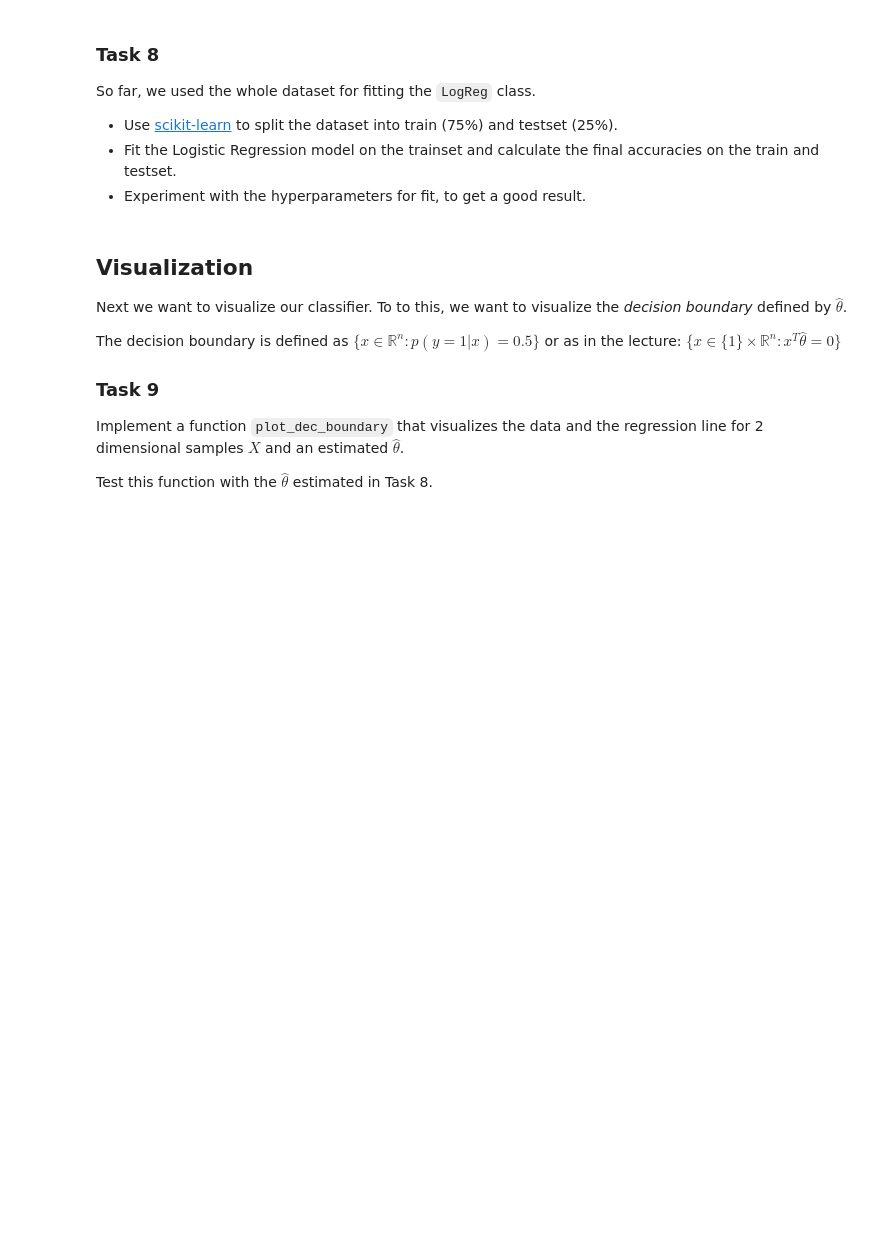
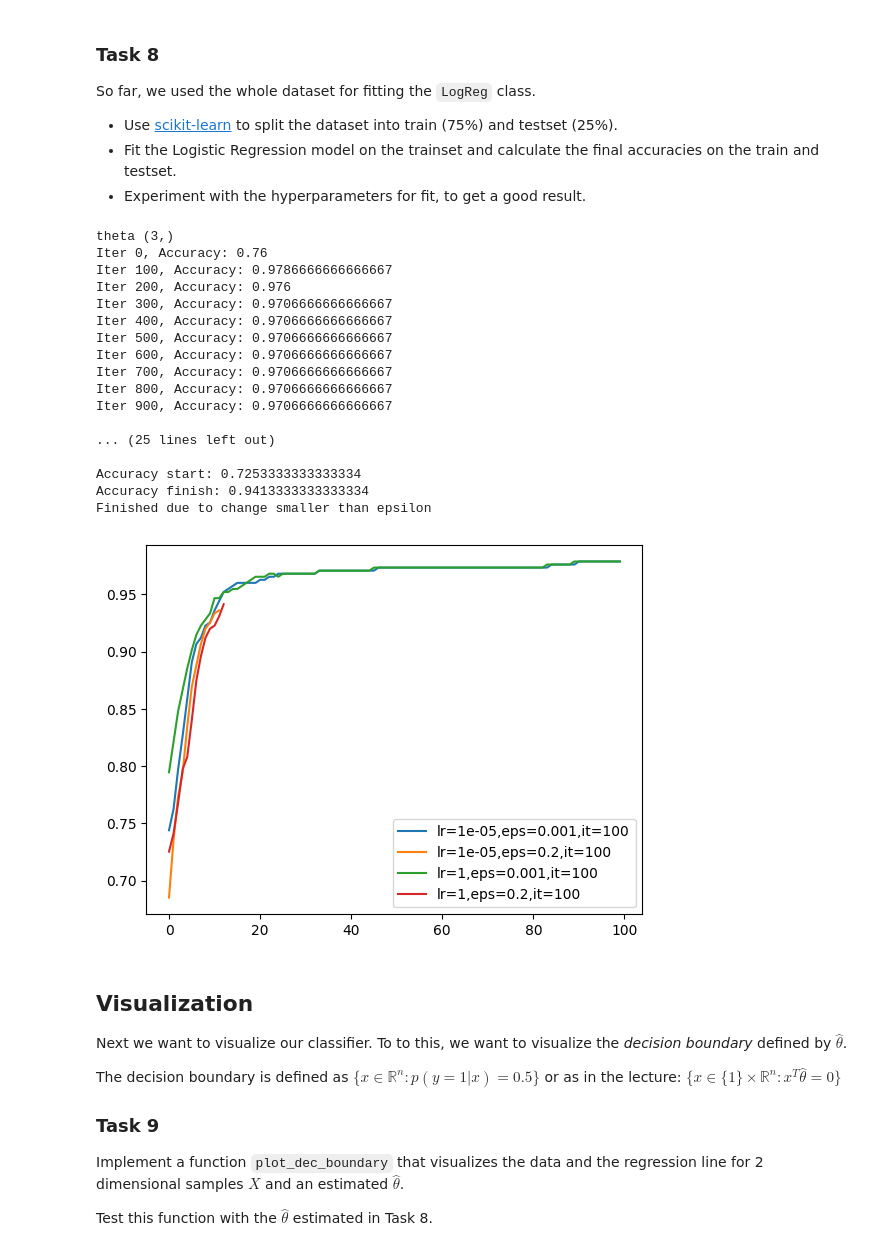
Before and after one commit to HerrMotz/AGDML-Lab, a Jupyter notebook: 03_Logistic_Regression/03_Logistic_Regression.ipynb, the cells around one changed output. Cells and saved outputs as stored; diff of their text form; code cells hidden in the pictures; blank space fills up the shorter version.

```diff
--- a/03_Logistic_Regression/03_Logistic_Regression.ipynb
+++ b/03_Logistic_Regression/03_Logistic_Regression.ipynb
@@ -227,17 +227,8 @@ def cross_entropy_loss(X : np.ndarray, Y : np.ndarray, theta : np.ndarray) -> fl
     '''
     # implement
 
-    # p = sigmoid(X @ theta)
-    # print(p.shape)
-    # matmul_way =  -1 * np.mean(Y @ np.log(p) + (1-Y) @ np.log(1-p))
-    # print(matmul_way)
-
-    _sum = 0
-    for x_i, y_i in zip(X,Y):
-        _p = sigmoid(x_i@theta)
-        _sum += y_i*np.log(_p) + (1-y_i)*np.log(1-_p)
-
-    return -1 * _sum / Y.shape[0]
+    p = sigmoid(X @ theta)
+    return -1 * np.mean(Y * np.log(p) + (1-Y) * np.log(1-p))
 
 def acc(X : np.ndarray, Y : np.ndarray, theta : np.ndarray) -> float:
     '''
@@ -480,10 +449,65 @@ So far, we used the whole dataset for fitting the `LogReg` class.
 - Experiment with the hyperparameters for fit, to get a good result.
 # %%
 # TODO: Split data into train and test data
+from sklearn.model_selection import train_test_split
+from sklearn.linear_model import LogisticRegression
+
+train_data, test_data = train_test_split(data, shuffle=False)
+X_train = train_data[:,0:2]
+Y_train = train_data[:,2]
+X_test = test_data[:,0:2]
+Y_test = test_data[:,2]
+
+X_train_affine = np.column_stack([np.ones(len(X_train)), X_train])
+X_test_affine = np.column_stack([np.ones(len(X_test)), X_test])
 
 # TODO: apply logistic regression
+# Werte wie oben
+lr = 1e-2
+eps = 1e-5
+max_it = 1000
+
+logreg2 = LogReg()
+logreg2.fit(X_train_affine, Y_train, lr, max_it, eps)
 
 # TODO: determine train and test accuracy
+print(f"Accuracy on training data: {logreg2.accs[-1]}")
+print(f"Accuracy on test data: {acc(X_test_affine, Y_test, logreg2.theta)}")
+
+lr_params = [0.00001, 1]
+eps_params = [0.001, 2e-1]
+
+fig, ax = plt.subplots()
+max_it_params = [100]
+
+for _lr in lr_params:
+    for _eps in eps_params:
+        for _max_it in max_it_params:
+            _logreg = LogReg()
+            _logreg.fit(X_train_affine, Y_train, _lr, _max_it, _eps)
+            ax.plot(np.arange(len(_logreg.accs)), _logreg.accs, label=f"lr={_lr},eps={_eps},it={_max_it}")
+
+ax.legend()
+plt.show()
+# %% [output]
+theta (3,)
+Iter 0, Accuracy: 0.76
+Iter 100, Accuracy: 0.9786666666666667
+Iter 200, Accuracy: 0.976
+Iter 300, Accuracy: 0.9706666666666667
+Iter 400, Accuracy: 0.9706666666666667
+Iter 500, Accuracy: 0.9706666666666667
+Iter 600, Accuracy: 0.9706666666666667
+Iter 700, Accuracy: 0.9706666666666667
+Iter 800, Accuracy: 0.9706666666666667
+Iter 900, Accuracy: 0.9706666666666667
+
+... (25 lines left out)
+
+Accuracy start: 0.7253333333333334
+Accuracy finish: 0.9413333333333334
+Finished due to change smaller than epsilon
+[figure, added]
 # %% [markdown]
 ## Visualization
 
```
Also changed, not shown: parts of 5 cells of this notebook.
